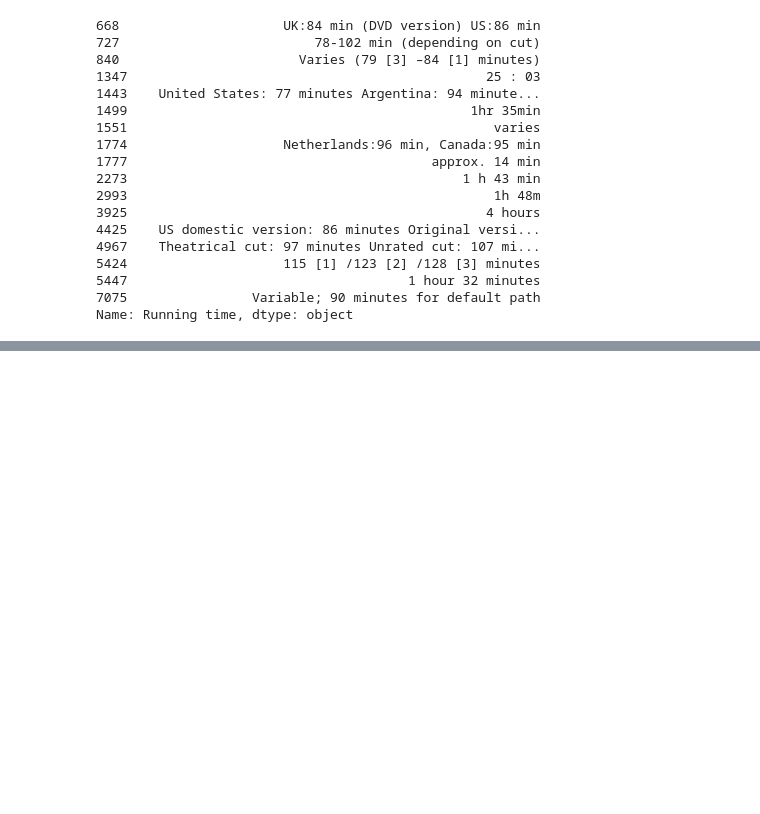
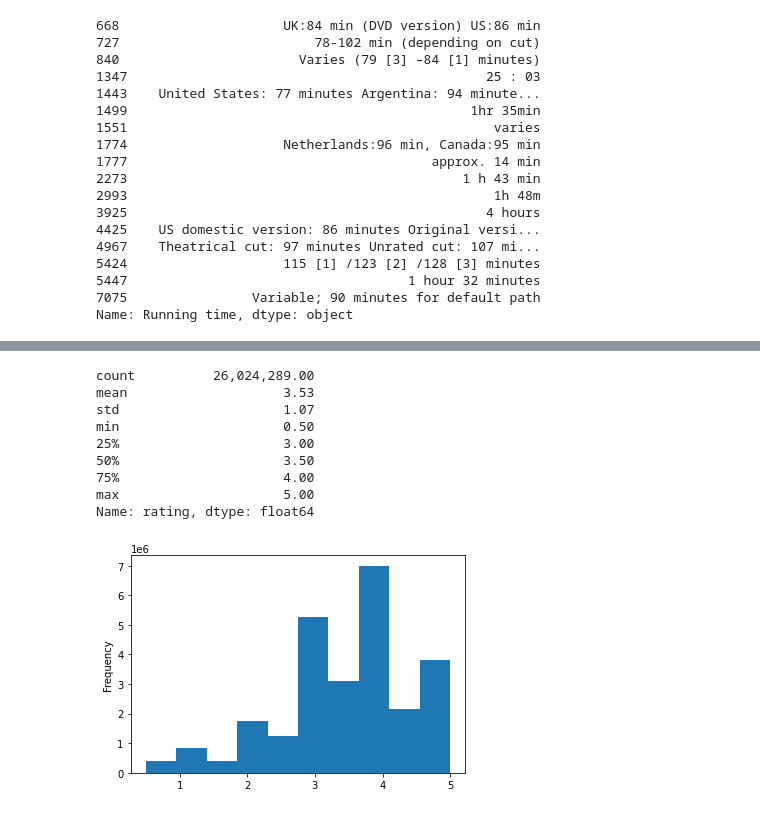
Before and after one commit to komalkish/Movies_ETL, a Jupyter notebook: Movies_ETL Practice.ipynb, the cells around one changed output, grey strips where cells are left out. Saved outputs shown, nothing was run; the diff lists cells and outputs as text; code cells hidden in the pictures; blank space fills up the shorter version.

```diff
--- a/Movies_ETL Practice.ipynb
+++ b/Movies_ETL Practice.ipynb
@@ -467,0 +473,6 @@ wiki_movies_df.drop('Running time', axis=1, inplace=True)
+# %%
+movies = os.path.join("movies_metadata.csv")
+rating = os.path.join("ratings.csv")
+# %%
+movies_read = pd.read_csv(movies, low_memory=False)
+rating_read = pd.read_csv(rating)
@@ -467,0 +496,3 @@ wiki_movies_df.drop('Running time', axis=1, inplace=True)
+# %%
+ratings_kaggle_df = pd.DataFrame(rating_read)
+ratings_kaggle_df
@@ -467,0 +631,17 @@ wiki_movies_df.drop('Running time', axis=1, inplace=True)
+# %%
+ratings_kaggle_df['timestamp'] = pd.to_datetime(ratings_kaggle_df['timestamp'], unit='s')
+# %%
+pd.options.display.float_format = '{:20,.2f}'.format
+ratings_kaggle_df['rating'].plot(kind='hist')
+ratings_kaggle_df['rating'].describe()
+# %% [output]
+count          26,024,289.00
+mean                    3.53
+std                     1.07
+min                     0.50
+25%                     3.00
+50%                     3.50
+75%                     4.00
+max                     5.00
+Name: rating, dtype: float64
+[figure, added]
```
Also changed, not shown: parts of 21 cells of this notebook, 7 other files.
